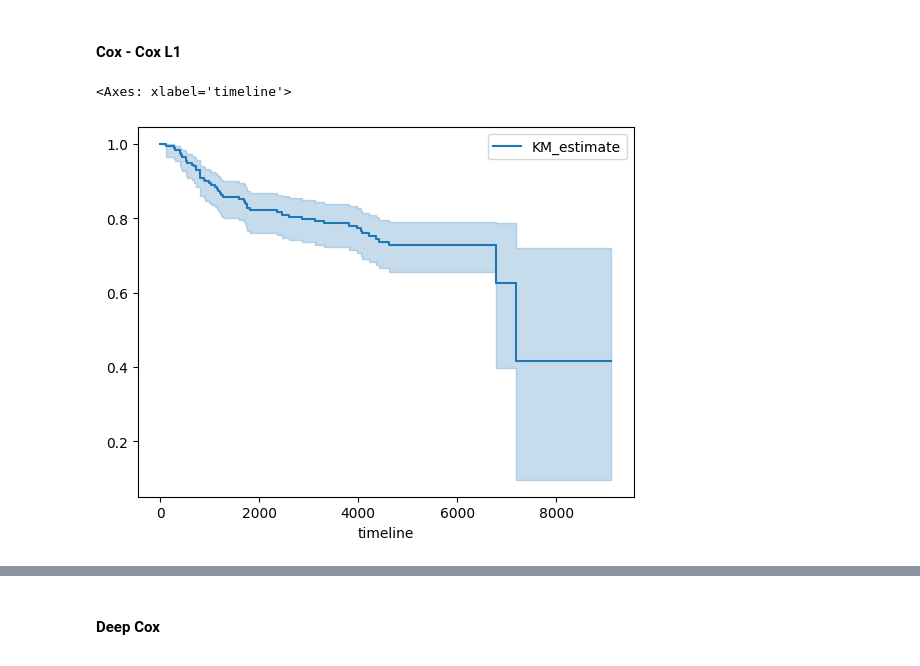
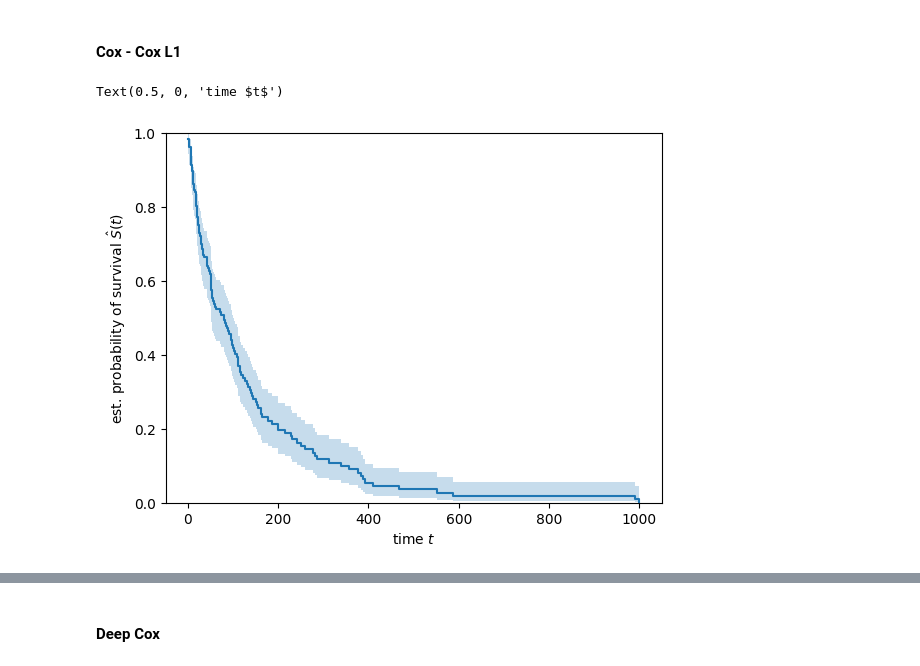
Before and after one commit to FeckNeck/auton-survival-DCM-L1-penalization, a Jupyter notebook: examples/Survival Regression with Auton-Survival.ipynb, the cells around one changed output, grey strips where cells are left out. Cells and saved outputs as stored; diff of their text form; code cells hidden in the pictures.

```diff
--- a/examples/Survival Regression with Auton-Survival.ipynb
+++ b/examples/Survival Regression with Auton-Survival.ipynb
@@ -893,6 +1112,7 @@ plot_performance_metrics(results, times)
 # %%
-from sksurv.datasets import load_breast_cancer
+#load veterans lung cancer
+from sksurv.datasets import load_veterans_lung_cancer
 
-data_x, data_y = load_breast_cancer()
+data_x, data_y = load_veterans_lung_cancer()
 data_y
 # %% [output]
@@ -956,11 +1168,19 @@ plt.show()
 # %% [markdown]
 #### Cox - Cox L1
 # %%
-from lifelines import KaplanMeierFitter
+#Plot the Kaplan-Meier estimator
+%matplotlib inline
+import matplotlib.pyplot as plt
+from sksurv.nonparametric import kaplan_meier_estimator
 
-kmf = KaplanMeierFitter()
-kmf.fit(durations = data_y['t.tdm'], event_observed = data_y['e.tdm'])
-kmf.plot_survival_function()
+time, survival_prob, conf_int = kaplan_meier_estimator(
+    data_y["Status"], data_y["Survival_in_days"], conf_type="log-log"
+)
+plt.step(time, survival_prob, where="post")
+plt.fill_between(time, conf_int[0], conf_int[1], alpha=0.25, step="post")
+plt.ylim(0, 1)
+plt.ylabel(r"est. probability of survival $\hat{S}(t)$")
+plt.xlabel("time $t$")
 # %% [output]
-<Axes: xlabel='timeline'>
+Text(0.5, 0, 'time $t$')
-[figure, old version]
+[figure, new version]
```
Also changed, not shown: parts of 127 cells of this notebook, 2 other files.
